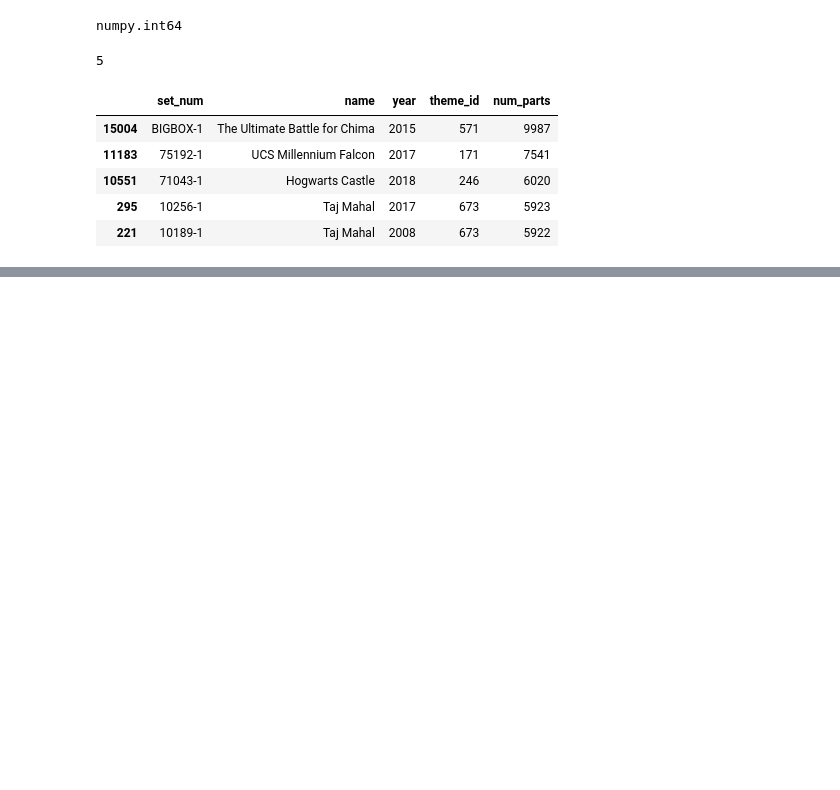
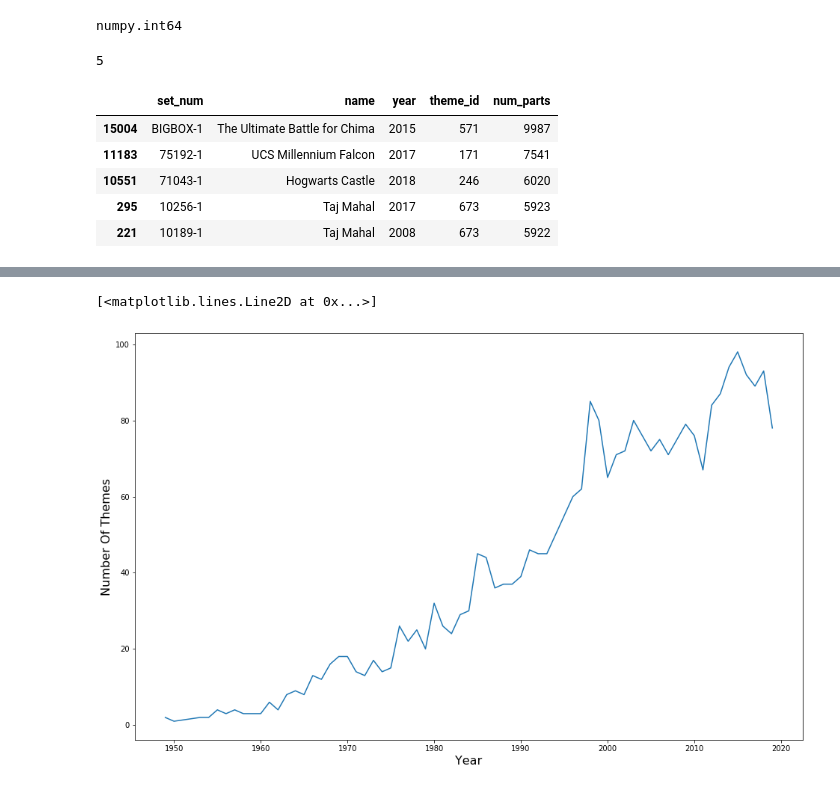
Before and after one commit to moazzam3890/Analysing_a_Dataset_of_LEGO, a Jupyter notebook: Lego_Data.ipynb, the cells around one changed output, grey strips where cells are left out. Cells and saved outputs as stored; diff of their text form; code cells hidden in the pictures; blank space fills up the shorter version.

```diff
--- a/Lego_Data.ipynb
+++ b/Lego_Data.ipynb
@@ -127,0 +167,3 @@ sets_df.sort_values('num_parts', ascending=False).head()
+# %%
+themes_by_year = sets_df.groupby('year').agg({'theme_id': pd.Series.nunique})
+themes_by_year.head()
@@ -127,0 +178,3 @@ sets_df.sort_values('num_parts', ascending=False).head()
+# %%
+themes_by_year.rename(columns = {'theme_id': 'theme_number'}, inplace=True)
+themes_by_year.head()
@@ -127,0 +199,9 @@ sets_df.sort_values('num_parts', ascending=False).head()
+# %%
+plt.figure(figsize=(16,10))
+plt.xlabel('Year', fontsize=16)
+plt.ylabel('Number Of Themes', fontsize=16)
+
+plt.plot(themes_by_year.index[:-2], themes_by_year.theme_number[:-2])
+# %% [output]
+[<matplotlib.lines.Line2D at 0x...>]
+[figure, added]
```
Also changed, not shown: parts of 14 cells of this notebook.
